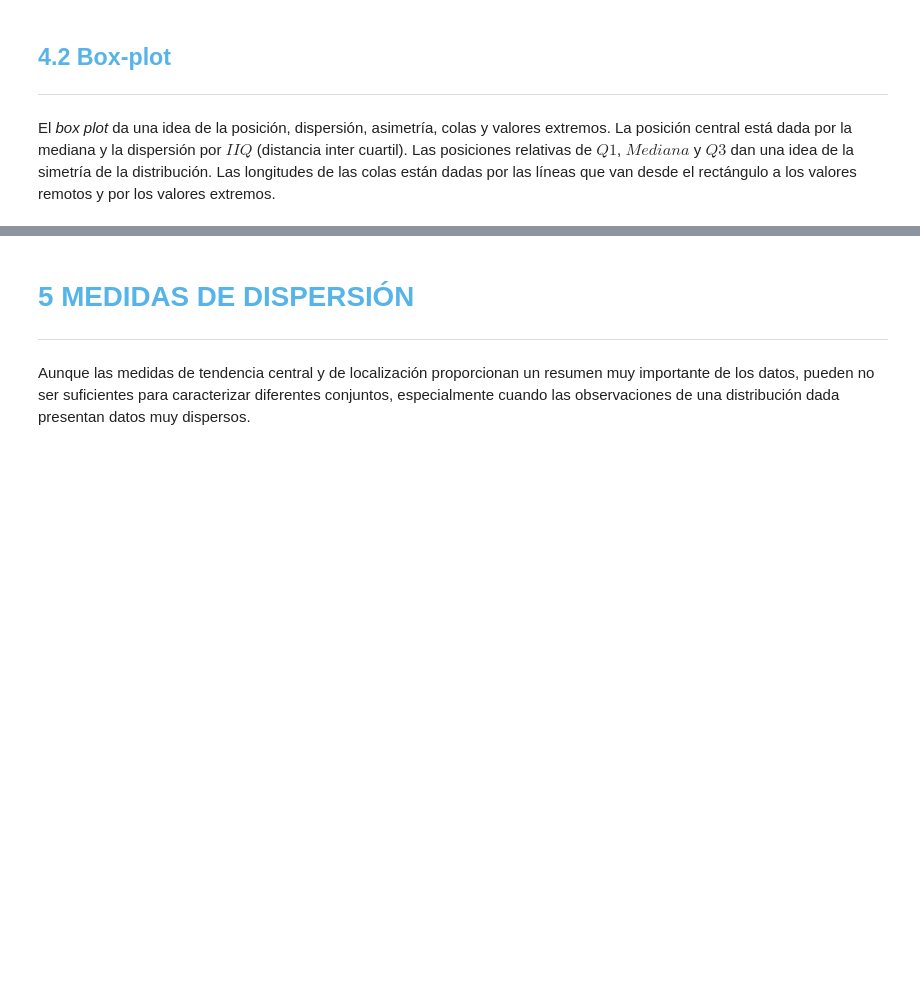
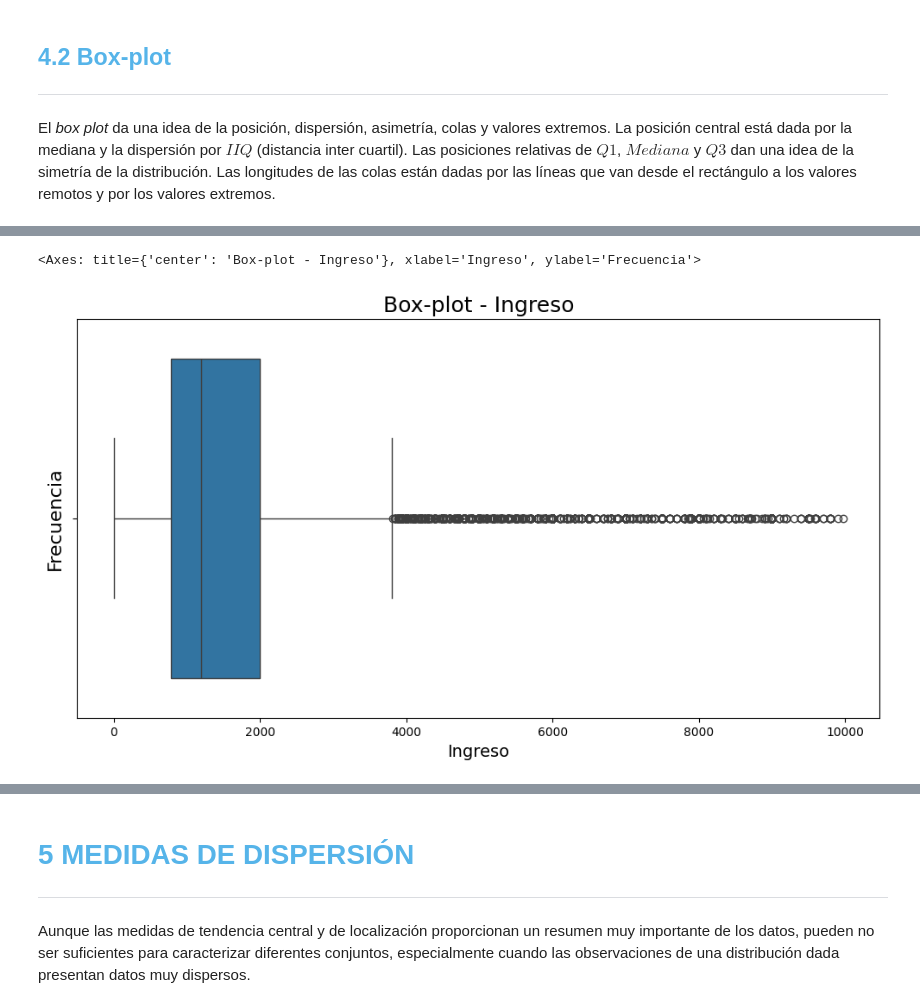
Before and after one commit to Starleen1996/Amigo_Secreto, a Jupyter notebook: Curso_de_Estadística_con_Python_1.ipynb, the cells around one changed output, grey strips where cells are left out. Saved outputs shown, nothing was run; the diff lists cells and outputs as text; code cells hidden in the pictures; blank space fills up the shorter version.

```diff
--- a/Curso_de_Estadística_con_Python_1.ipynb
+++ b/Curso_de_Estadística_con_Python_1.ipynb
@@ -1070,0 +1183,12 @@ El *box plot* da una idea de la posición, dispersión, asimetría, colas y valo
+# %%
+ax = sns.boxplot(data = datos.query("Ingreso < 10000"), x= 'Ingreso', orient='h')
+
+ax.figure.set_size_inches(12, 6)
+ax.set_title('Box-plot - Ingreso', fontsize=18)
+ax.set_xlabel('Ingreso', fontsize=14)
+ax.set_ylabel('Frecuencia', fontsize=16)
+
+ax
+# %% [output]
+<Axes: title={'center': 'Box-plot - Ingreso'}, xlabel='Ingreso', ylabel='Frecuencia'>
+[figure, added]
```
Also changed, not shown: parts of 11 cells of this notebook.
